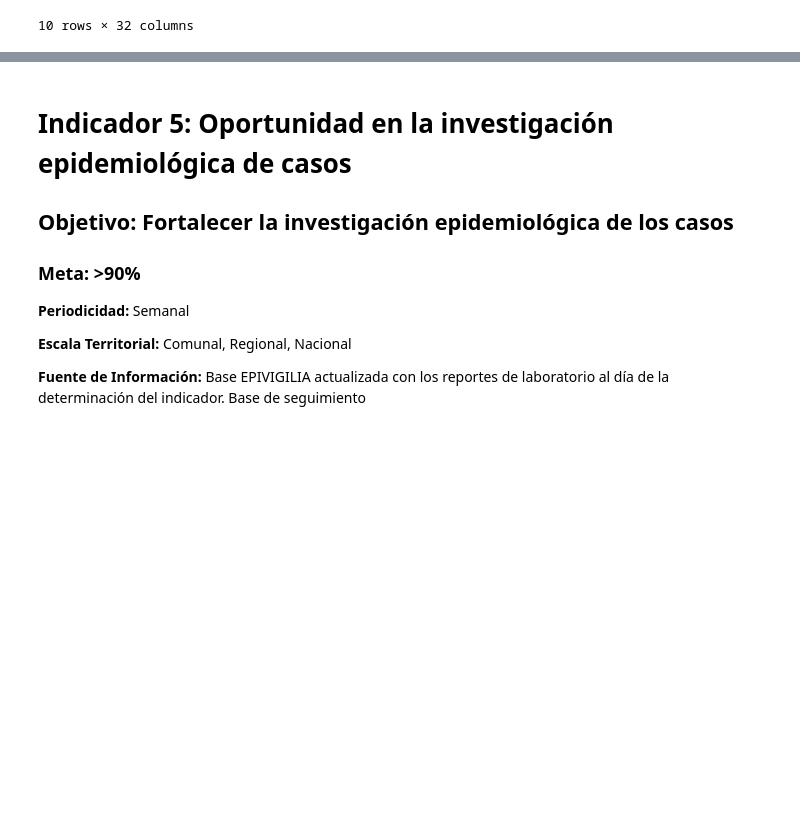
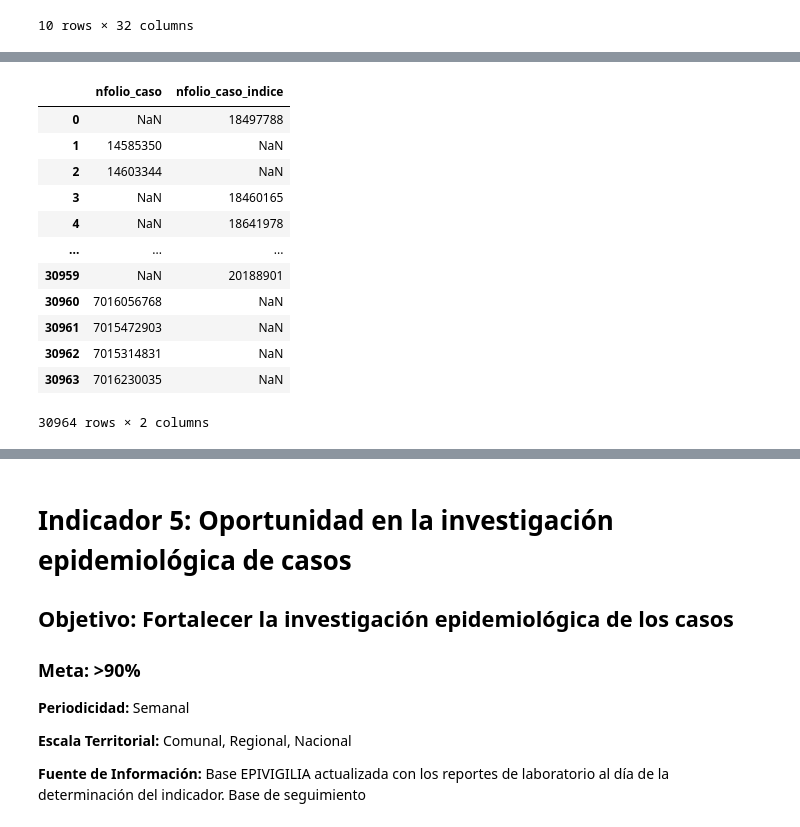
Before and after one commit to millacurafa/SeremiSaludAysenCovid, a Jupyter notebook: indicadores_trazabilidad.ipynb, the cells around one changed output, grey strips where cells are left out. Cells and saved outputs as stored; diff of their text form; code cells hidden in the pictures; blank space fills up the shorter version.

```diff
--- a/indicadores_trazabilidad.ipynb
+++ b/indicadores_trazabilidad.ipynb
@@ -254,0 +195,21 @@ data_aysen_clean[data_aysen_clean['numero_folio']==14832232]
+# %%
+# Divide strings utilizando regex para extraer numero folio del caso o caso indice según corresponda
+
+df_seguimiento['n_folio'].str.extract(r'([0-9]+)|SC[0-9]+-([0-9]+)', flags=0,expand=True).rename(columns={0:'nfolio_caso',
+                                                                                                          1:'nfolio_caso_indice',
+
+                                                                                                        })
+# %% [output]
+|  | nfolio_caso | nfolio_caso_indice |
+| 0 | NaN | 18497788 |
+| 1 | 14585350 | NaN |
+| 2 | 14603344 | NaN |
+| 3 | NaN | 18460165 |
+| 4 | NaN | 18641978 |
+| ... | ... | ... |
+| 30959 | NaN | 20188901 |
+| 30960 | 7016056768 | NaN |
+| 30961 | 7015472903 | NaN |
+| 30962 | 7015314831 | NaN |
+| 30963 | 7016230035 | NaN |
+30964 rows × 2 columns
```
Also changed, not shown: parts of 11 cells of this notebook.
